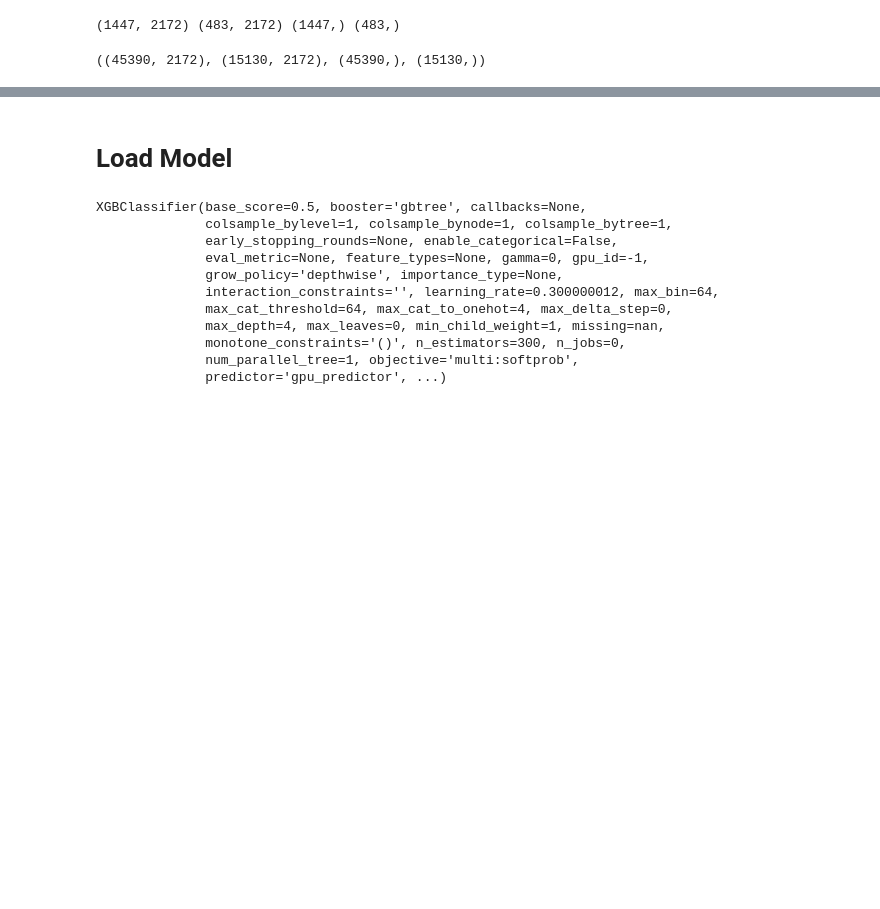
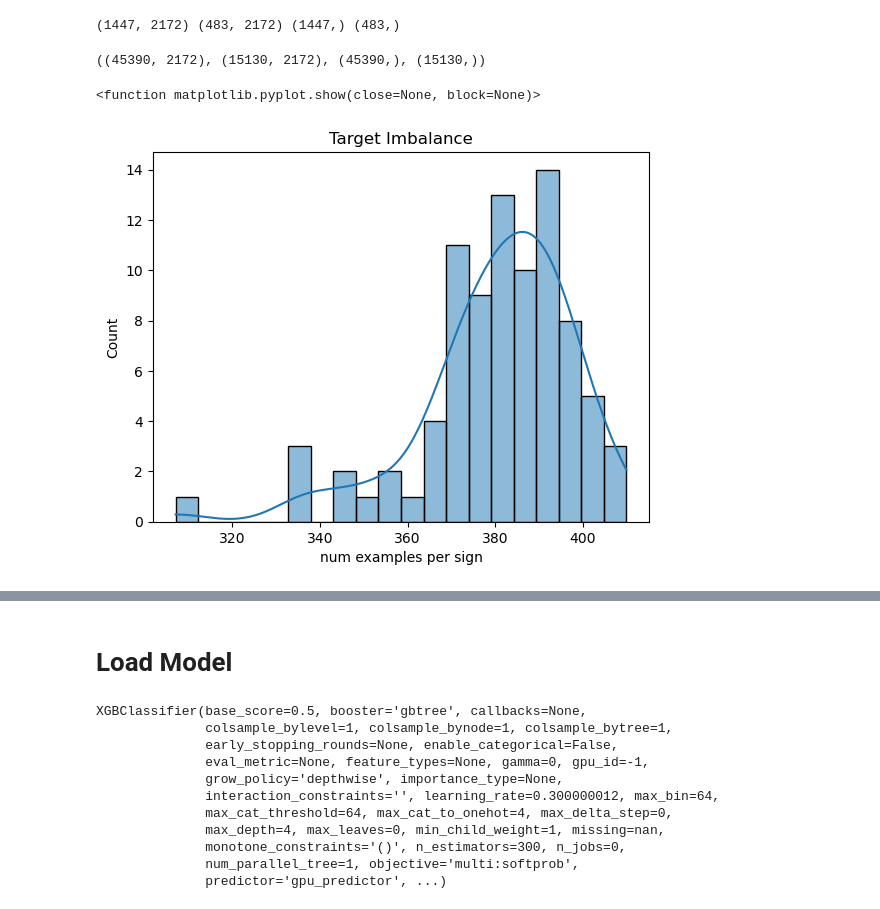
Before and after one commit to alexanderdaffara/AmericanSignLanguage_Classifier, a Jupyter notebook: Graphing.ipynb, the cells around one changed output, grey strips where cells are left out. Saved outputs shown, nothing was run; the diff lists cells and outputs as text; code cells hidden in the pictures; blank space fills up the shorter version.

```diff
--- a/Graphing.ipynb
+++ b/Graphing.ipynb
@@ -59,3 +63,11 @@ X_train.shape, X_test.shape, y_train.shape, y_test.shape
 # %% [output]
 (1447, 2172) (483, 2172) (1447,) (483,)
 ((45390, 2172), (15130, 2172), (45390,), (15130,))
+# %%
+sns.histplot(meta_data.loc[[sign in signs for sign in meta_data.sign]].sign.value_counts(), kde=True, bins=20)
+plt.xlabel('number of examples per sign')
+plt.title('Target Imbalance')
+plt.show
+# %% [output]
+<function matplotlib.pyplot.show(close=None, block=None)>
+[figure, added]
```
Also changed, not shown: parts of 8 cells of this notebook, 1 other file.
